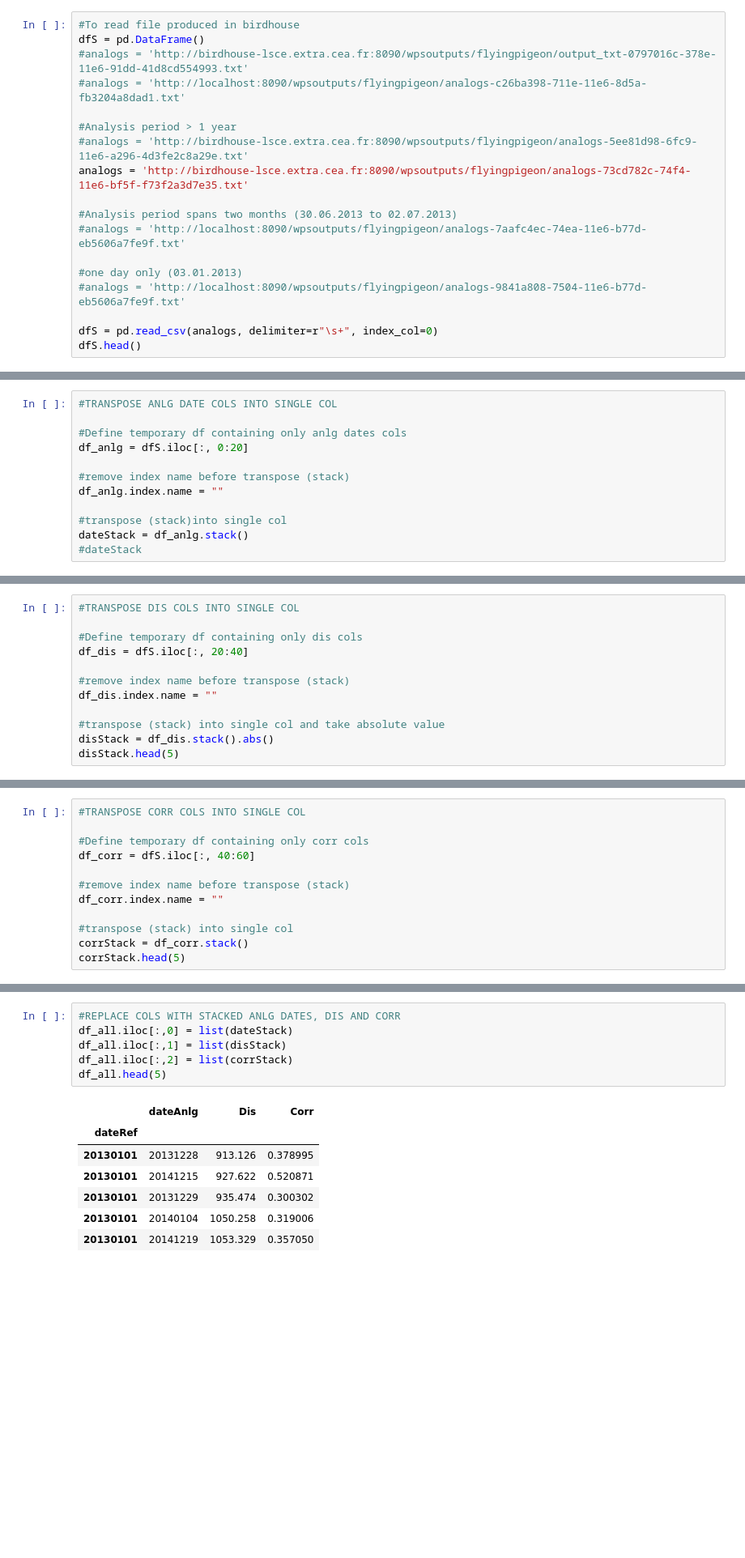
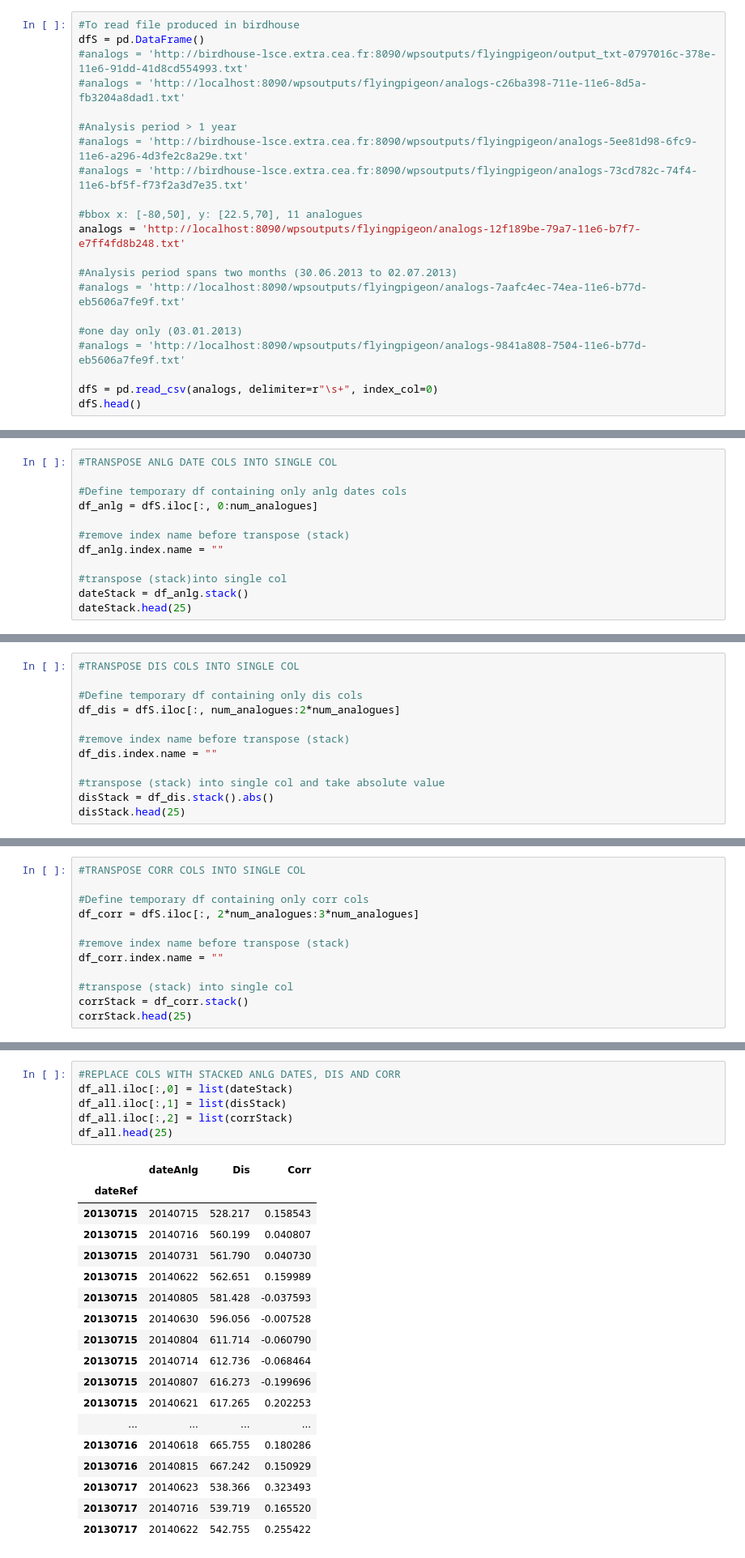
Before and after one commit to KatiRG/analogues, a Jupyter notebook: Build_analogues-all.ipynb, the cells around one changed output, grey strips where cells are left out. Shown at 81% size. Saved outputs shown, nothing was run; the diff lists cells and outputs as text; blank space fills up the shorter version.

```diff
--- a/Build_analogues-all.ipynb
+++ b/Build_analogues-all.ipynb
@@ -23,7 +23,10 @@ dfS = pd.DataFrame()
 
 #Analysis period > 1 year
 #analogs = 'http://birdhouse-lsce.extra.cea.fr:8090/wpsoutputs/flyingpigeon/analogs-5ee81d98-6fc9-11e6-a296-4d3fe2c8a29e.txt'
-analogs = 'http://birdhouse-lsce.extra.cea.fr:8090/wpsoutputs/flyingpigeon/analogs-73cd782c-74f4-11e6-bf5f-f73f2a3d7e35.txt'
+#analogs = 'http://birdhouse-lsce.extra.cea.fr:8090/wpsoutputs/flyingpigeon/analogs-73cd782c-74f4-11e6-bf5f-f73f2a3d7e35.txt'
+
+#bbox x: [-80,50], y: [22.5,70], 11 analogues
+analogs = 'http://localhost:8090/wpsoutputs/flyingpigeon/analogs-12f189be-79a7-11e6-b7f7-e7ff4fd8b248.txt'
 
 #Analysis period spans two months (30.06.2013 to 02.07.2013)
 #analogs = 'http://localhost:8090/wpsoutputs/flyingpigeon/analogs-7aafc4ec-74ea-11e6-b77d-eb5606a7fe9f.txt'
@@ -99,11 +143,11 @@ Name: dateRef, dtype: int64
 #TRANSPOSE ANLG DATE COLS INTO SINGLE COL
 
 #Define temporary df containing only anlg dates cols
-df_anlg = dfS.iloc[:, 0:20]
+df_anlg = dfS.iloc[:, 0:num_analogues]
 
 #remove index name before transpose (stack)
 df_anlg.index.name = ""
 
 #transpose (stack)into single col
 dateStack = df_anlg.stack()
-#dateStack
+dateStack.head(25)
@@ -111,12 +173,12 @@ dateStack = df_anlg.stack()
 #TRANSPOSE DIS COLS INTO SINGLE COL
 
 #Define temporary df containing only dis cols
-df_dis = dfS.iloc[:, 20:40]
+df_dis = dfS.iloc[:, num_analogues:2*num_analogues]
 
 #remove index name before transpose (stack)
 df_dis.index.name = ""
 
 #transpose (stack) into single col and take absolute value
 disStack = df_dis.stack().abs()
-disStack.head(5)
+disStack.head(25)
 # %% [output]
@@ -130,12 +203,12 @@ dtype: float64
 #TRANSPOSE CORR COLS INTO SINGLE COL
 
 #Define temporary df containing only corr cols
-df_corr = dfS.iloc[:, 40:60]
+df_corr = dfS.iloc[:, 2*num_analogues:3*num_analogues]
 
 #remove index name before transpose (stack)
 df_corr.index.name = ""
 
 #transpose (stack) into single col
 corrStack = df_corr.stack()
-corrStack.head(5)
+corrStack.head(25)
 # %% [output]
@@ -188,17 +277,28 @@ df_all = df_all.loc[np.repeat(df_all.index.values,num_analogues)]
 # %%
 #REPLACE COLS WITH STACKED ANLG DATES, DIS AND CORR
 df_all.iloc[:,0] = list(dateStack)
 df_all.iloc[:,1] = list(disStack)
 df_all.iloc[:,2] = list(corrStack)
-df_all.head(5)
+df_all.head(25)
 # %% [output]
 |  | dateAnlg | Dis | Corr |
 | dateRef |  |  |  |
-| 20130101 | 20131228 | 913.126 | 0.378995 |
-| 20130101 | 20141215 | 927.622 | 0.520871 |
-| 20130101 | 20131229 | 935.474 | 0.300302 |
-| 20130101 | 20140104 | 1050.258 | 0.319006 |
-| 20130101 | 20141219 | 1053.329 | 0.357050 |
+| 20130715 | 20140715 | 528.217 | 0.158543 |
+| 20130715 | 20140716 | 560.199 | 0.040807 |
+| 20130715 | 20140731 | 561.790 | 0.040730 |
+| 20130715 | 20140622 | 562.651 | 0.159989 |
+| 20130715 | 20140805 | 581.428 | -0.037593 |
+| 20130715 | 20140630 | 596.056 | -0.007528 |
+| 20130715 | 20140804 | 611.714 | -0.060790 |
+| 20130715 | 20140714 | 612.736 | -0.068464 |
+| 20130715 | 20140807 | 616.273 | -0.199696 |
+| 20130715 | 20140621 | 617.265 | 0.202253 |
+| ... | ... | ... | ... |
+| 20130716 | 20140618 | 665.755 | 0.180286 |
+| 20130716 | 20140815 | 667.242 | 0.150929 |
+| 20130717 | 20140623 | 538.366 | 0.323493 |
+| 20130717 | 20140716 | 539.719 | 0.165520 |
+| 20130717 | 20140622 | 542.755 | 0.255422 |
 # %%
 df_all.shape
 # %% [output]
```
Also changed, not shown: parts of 16 cells of this notebook, 5 other files.
